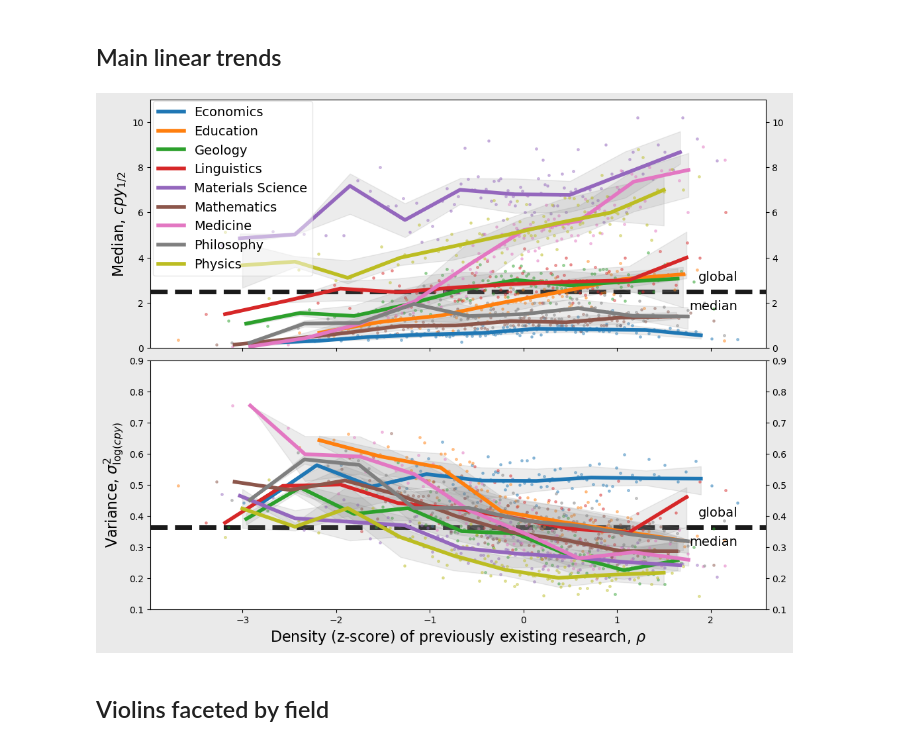
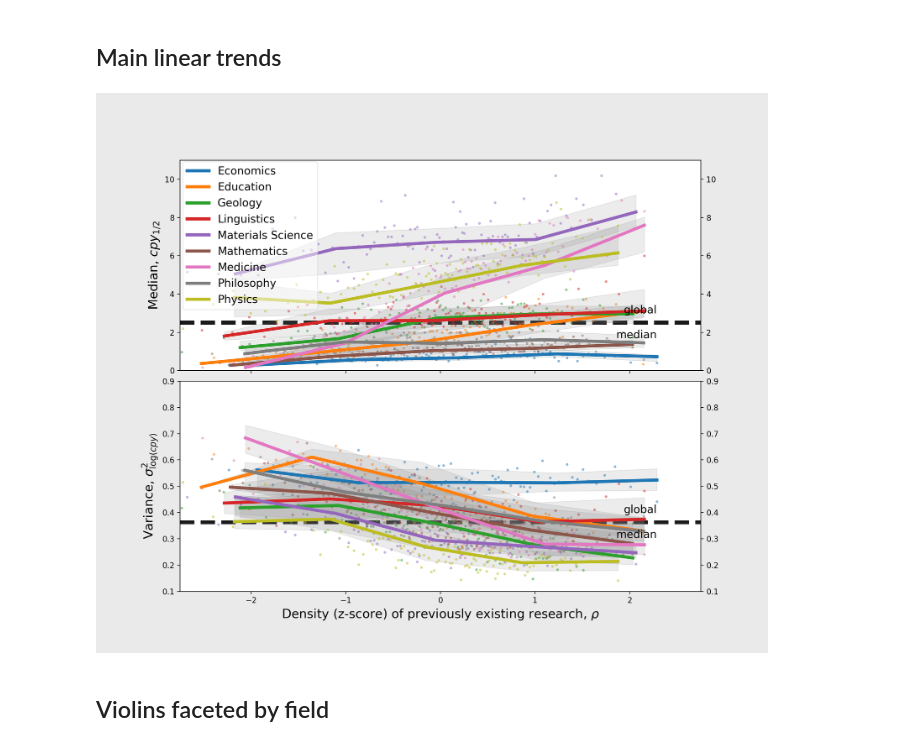
Before and after one commit to nathimel/citesim, a Jupyter notebook: src/notebooks/summary_figures.ipynb, the cells around one changed output. Saved outputs shown, nothing was run; the diff lists cells and outputs as text; code cells hidden in the pictures.

Commit message:
make xaxis of zscale play well w bin edges

```diff
--- a/src/notebooks/summary_figures.ipynb
+++ b/src/notebooks/summary_figures.ipynb
@@ -234,11 +234,10 @@ for row_idx, row in enumerate(rows):
 
     xs = bin_edges[:-1] + 0.33 * ( bin_edges[1] - bin_edges[0] )
 
-    # Binned median
-    # binned_median_color = cmap[k]
+    # # Binned median
     # median, bin_edges, _ = scipy.stats.binned_statistic( x_observations, y_observations, 'median', bins=bin_edges )
     # ax.plot(
-    #     mult * xs,
+    #     xs,
     #     median,
     #     linewidth = 10,
     #     color = "black",
@@ -285,10 +284,10 @@ for row_idx, row in enumerate(rows):
         bin_edges = np.linspace(
             x_observations_field.min(),
             x_observations_field.max(),
-            10,
+            6,
         )
 
-        xs = bin_edges[:-1] + 0.33 * ( bin_edges[1] - bin_edges[0] )
+        xs = bin_edges[1:]
 
         # Binned median
         median, bin_edges, _ = scipy.stats.binned_statistic( x_observations_field, y_observations_field, 'median', bins=bin_edges )
@@ -326,6 +325,7 @@ for row_idx, row in enumerate(rows):
         # ax.set_yscale( 'log' )
         ax.set_ylim(0,11)
         # ax.set_xlim(12,25)
+        ax.set_xlim(-2.75,2.75)
 
         ax.set_ylabel( r'Median, ${cpy}_{1/2}$', fontsize=16 )
 
@@ -333,39 +333,40 @@ for row_idx, row in enumerate(rows):
         # ax.set_yscale( 'log' )
         ax.set_ylim(0.1, 0.9,)
         # ax.set_xlim(12,25)
+        ax.set_xlim(-2.75,2.75)
 
         ax.set_ylabel( r'Variance, $\sigma_{\log(cpy)}^2$', fontsize=16 )
 
     # Customize ticks
     # ax.tick_params( direction='inout', size=15, width=2, labelsize=14 )
     # ax.tick_params( which='minor', direction='in', size=5, width=2, )
     ax.tick_params( right=True, labelright=True )
     if not ax.get_subplotspec().is_last_row():
         ax.tick_params( axis='x', labelbottom=False )
 
 axbox = ax.get_position()
 ax.legend(
     prop = {'size': 14, },
     ncol = 1,
     # loc = 'upper right',
     loc = (axbox.x0 + -0.12, axbox.y0 + 1.23),
     # loc = (axbox.x0 + 0.6, axbox.y0 + 1.23),
     # title = 'field',
     # facecolor = facecolor,
     # edgecolor = 'white',
     framealpha = 0.5,
 )
 
 
 # ax.set_xlabel( r'Density of previously existing research, $\rho$', fontsize=16 )
 ax.set_xlabel( r'Density (z-score) of previously existing research, $\rho$', fontsize=16 )
 
 
 # plt.tight_layout()
 
 plt.show()
 # %% [output]
-[figure, old version]
+[figure, new version]
 # %% [markdown]
 ## Violins faceted by field
 # %%
```
Also changed, not shown: 12 other files.
